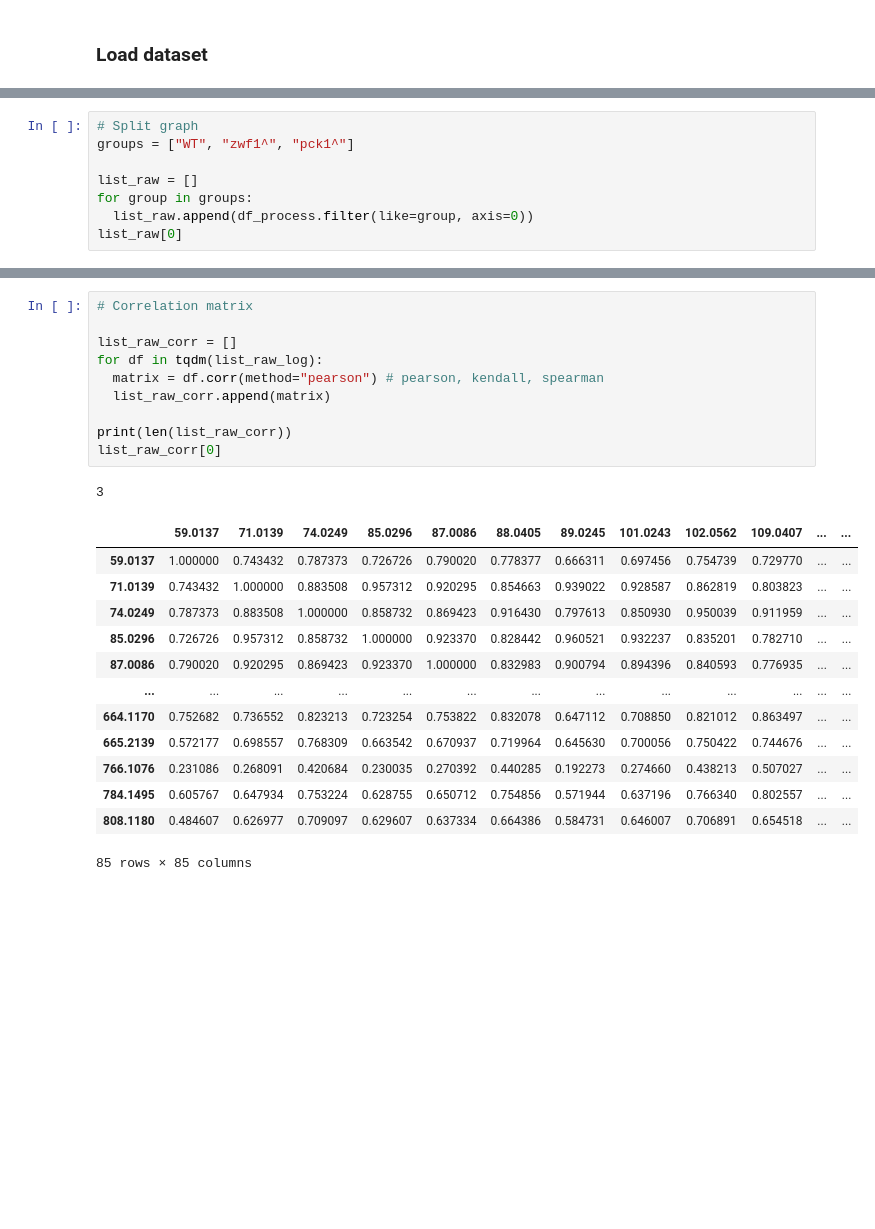
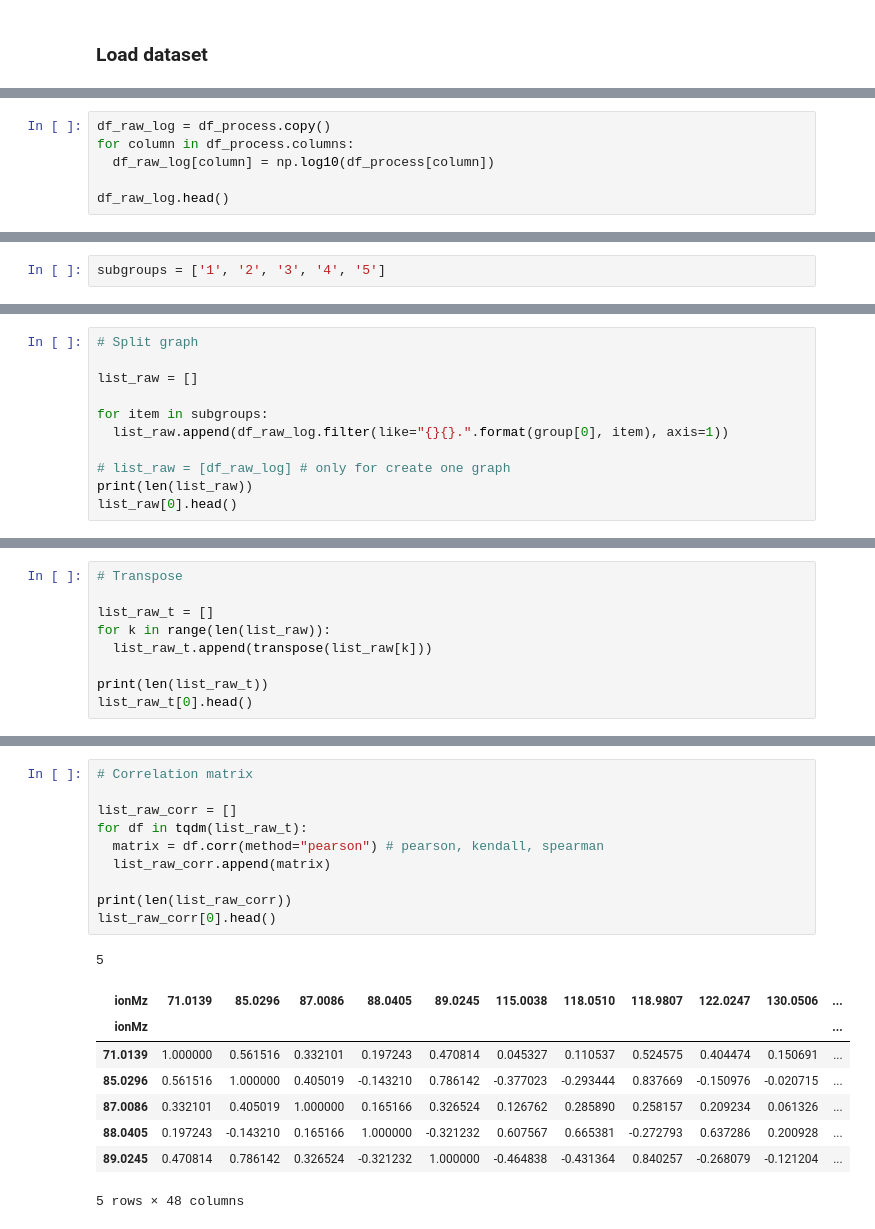
Before and after one commit to win7/GNN_Unsupervised, a Jupyter notebook: preprocessing_process_greedy.ipynb, the cells around one changed output, grey strips where cells are left out. Drawn from its saved outputs; the diff is of its cells as text; blank space fills up the shorter version.

```diff
--- a/preprocessing_process_greedy.ipynb
+++ b/preprocessing_process_greedy.ipynb
@@ -89,0 +224,6 @@ time: 19.7 ms (started: 2023-05-29 23:20:46 -05:00)
+# %%
+df_raw_log = df_process.copy()
+for column in df_process.columns:
+  df_raw_log[column] = np.log10(df_process[column])
+
+df_raw_log.head()
@@ -89,0 +240,2 @@ time: 19.7 ms (started: 2023-05-29 23:20:46 -05:00)
+# %%
+subgroups = ['1', '2', '3', '4', '5']
@@ -90,9 +244,12 @@ time: 19.7 ms (started: 2023-05-29 23:20:46 -05:00)
 # %%
 # Split graph
-groups = ["WT", "zwf1^", "pck1^"]
 
 list_raw = []
-for group in groups:
-  list_raw.append(df_process.filter(like=group, axis=0))
-list_raw[0]
+
+for item in subgroups:
+  list_raw.append(df_raw_log.filter(like="{}{}.".format(group[0], item), axis=1))
+
+# list_raw = [df_raw_log] # only for create one graph
+print(len(list_raw))
+list_raw[0].head()
 # %% [output]
@@ -157,0 +266,9 @@ time: 30.1 ms (started: 2023-05-29 23:20:47 -05:00)
+# %%
+# Transpose
+
+list_raw_t = []
+for k in range(len(list_raw)):
+  list_raw_t.append(transpose(list_raw[k]))
+
+print(len(list_raw_t))
+list_raw_t[0].head()
@@ -158,25 +285,20 @@ time: 30.1 ms (started: 2023-05-29 23:20:47 -05:00)
 # %%
 # Correlation matrix
 
 list_raw_corr = []
-for df in tqdm(list_raw_log):
+for df in tqdm(list_raw_t):
   matrix = df.corr(method="pearson") # pearson, kendall, spearman
   list_raw_corr.append(matrix)
 
 print(len(list_raw_corr))
-list_raw_corr[0]
+list_raw_corr[0].head()
 # %% [output]
-3
+5
-|  | 59.0137 | 71.0139 | 74.0249 | 85.0296 | 87.0086 | 88.0405 | 89.0245 | 101.0243 | 102.0562 | 109.0407 | ... | ... |
-| 59.0137 | 1.000000 | 0.743432 | 0.787373 | 0.726726 | 0.790020 | 0.778377 | 0.666311 | 0.697456 | 0.754739 | 0.729770 | ... | ... |
-| 71.0139 | 0.743432 | 1.000000 | 0.883508 | 0.957312 | 0.920295 | 0.854663 | 0.939022 | 0.928587 | 0.862819 | 0.803823 | ... | ... |
-| 74.0249 | 0.787373 | 0.883508 | 1.000000 | 0.858732 | 0.869423 | 0.916430 | 0.797613 | 0.850930 | 0.950039 | 0.911959 | ... | ... |
-| 85.0296 | 0.726726 | 0.957312 | 0.858732 | 1.000000 | 0.923370 | 0.828442 | 0.960521 | 0.932237 | 0.835201 | 0.782710 | ... | ... |
-| 87.0086 | 0.790020 | 0.920295 | 0.869423 | 0.923370 | 1.000000 | 0.832983 | 0.900794 | 0.894396 | 0.840593 | 0.776935 | ... | ... |
-| ... | ... | ... | ... | ... | ... | ... | ... | ... | ... | ... | ... | ... |
-| 664.1170 | 0.752682 | 0.736552 | 0.823213 | 0.723254 | 0.753822 | 0.832078 | 0.647112 | 0.708850 | 0.821012 | 0.863497 | ... | ... |
-| 665.2139 | 0.572177 | 0.698557 | 0.768309 | 0.663542 | 0.670937 | 0.719964 | 0.645630 | 0.700056 | 0.750422 | 0.744676 | ... | ... |
-| 766.1076 | 0.231086 | 0.268091 | 0.420684 | 0.230035 | 0.270392 | 0.440285 | 0.192273 | 0.274660 | 0.438213 | 0.507027 | ... | ... |
-| 784.1495 | 0.605767 | 0.647934 | 0.753224 | 0.628755 | 0.650712 | 0.754856 | 0.571944 | 0.637196 | 0.766340 | 0.802557 | ... | ... |
-| 808.1180 | 0.484607 | 0.626977 | 0.709097 | 0.629607 | 0.637334 | 0.664386 | 0.584731 | 0.646007 | 0.706891 | 0.654518 | ... | ... |
+| ionMz | 71.0139 | 85.0296 | 87.0086 | 88.0405 | 89.0245 | 115.0038 | 118.0510 | 118.9807 | 122.0247 | 130.0506 | ... |
+| ionMz |  |  |  |  |  |  |  |  |  |  | ... |
+| 71.0139 | 1.000000 | 0.561516 | 0.332101 | 0.197243 | 0.470814 | 0.045327 | 0.110537 | 0.524575 | 0.404474 | 0.150691 | ... |
+| 85.0296 | 0.561516 | 1.000000 | 0.405019 | -0.143210 | 0.786142 | -0.377023 | -0.293444 | 0.837669 | -0.150976 | -0.020715 | ... |
+| 87.0086 | 0.332101 | 0.405019 | 1.000000 | 0.165166 | 0.326524 | 0.126762 | 0.285890 | 0.258157 | 0.209234 | 0.061326 | ... |
+| 88.0405 | 0.197243 | -0.143210 | 0.165166 | 1.000000 | -0.321232 | 0.607567 | 0.665381 | -0.272793 | 0.637286 | 0.200928 | ... |
+| 89.0245 | 0.470814 | 0.786142 | 0.326524 | -0.321232 | 1.000000 | -0.464838 | -0.431364 | 0.840257 | -0.268079 | -0.121204 | ... |
-85 rows × 85 columns
+5 rows × 48 columns
```
Also changed, not shown: parts of 38 cells of this notebook, 5 other files.
